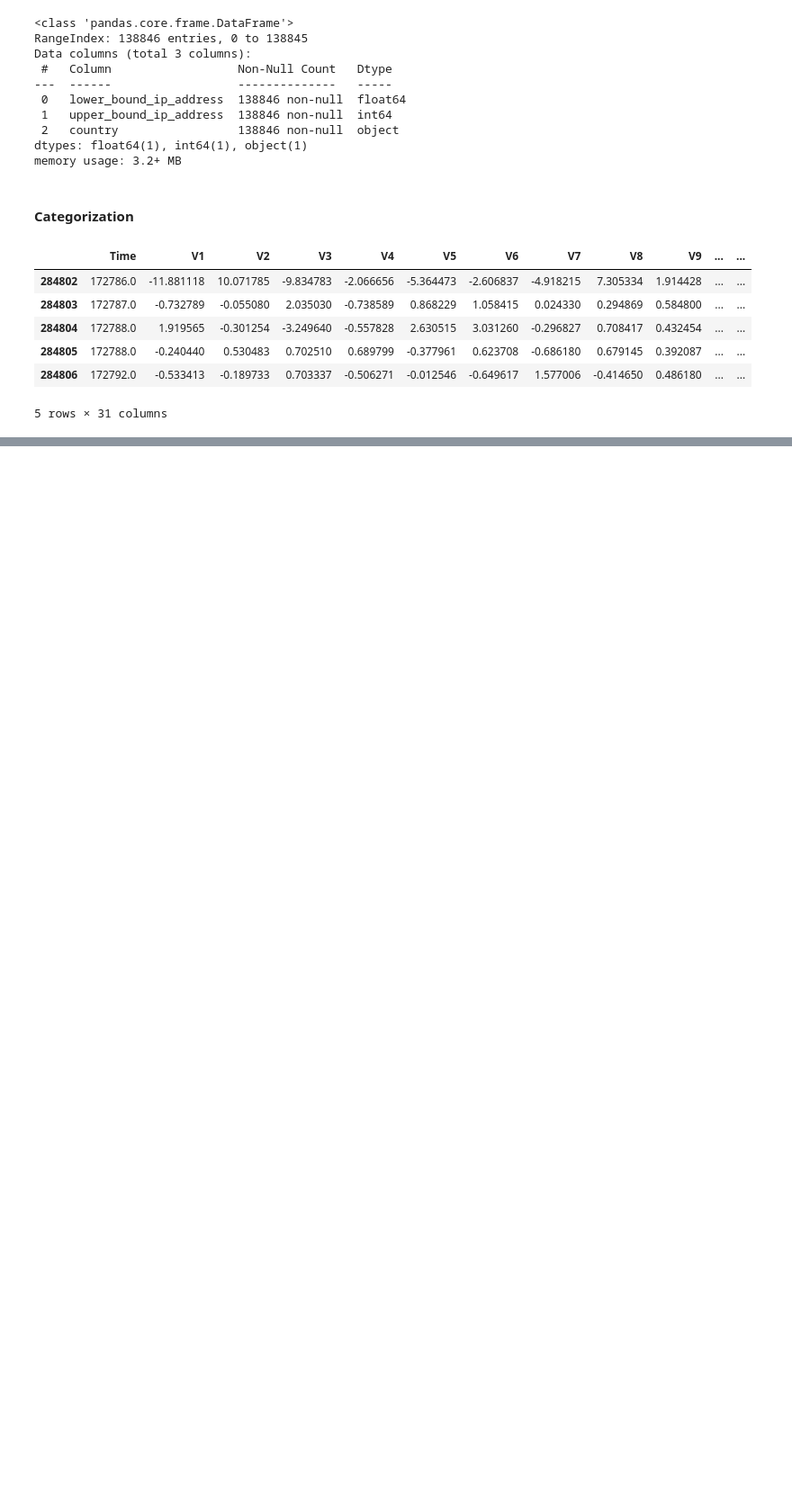
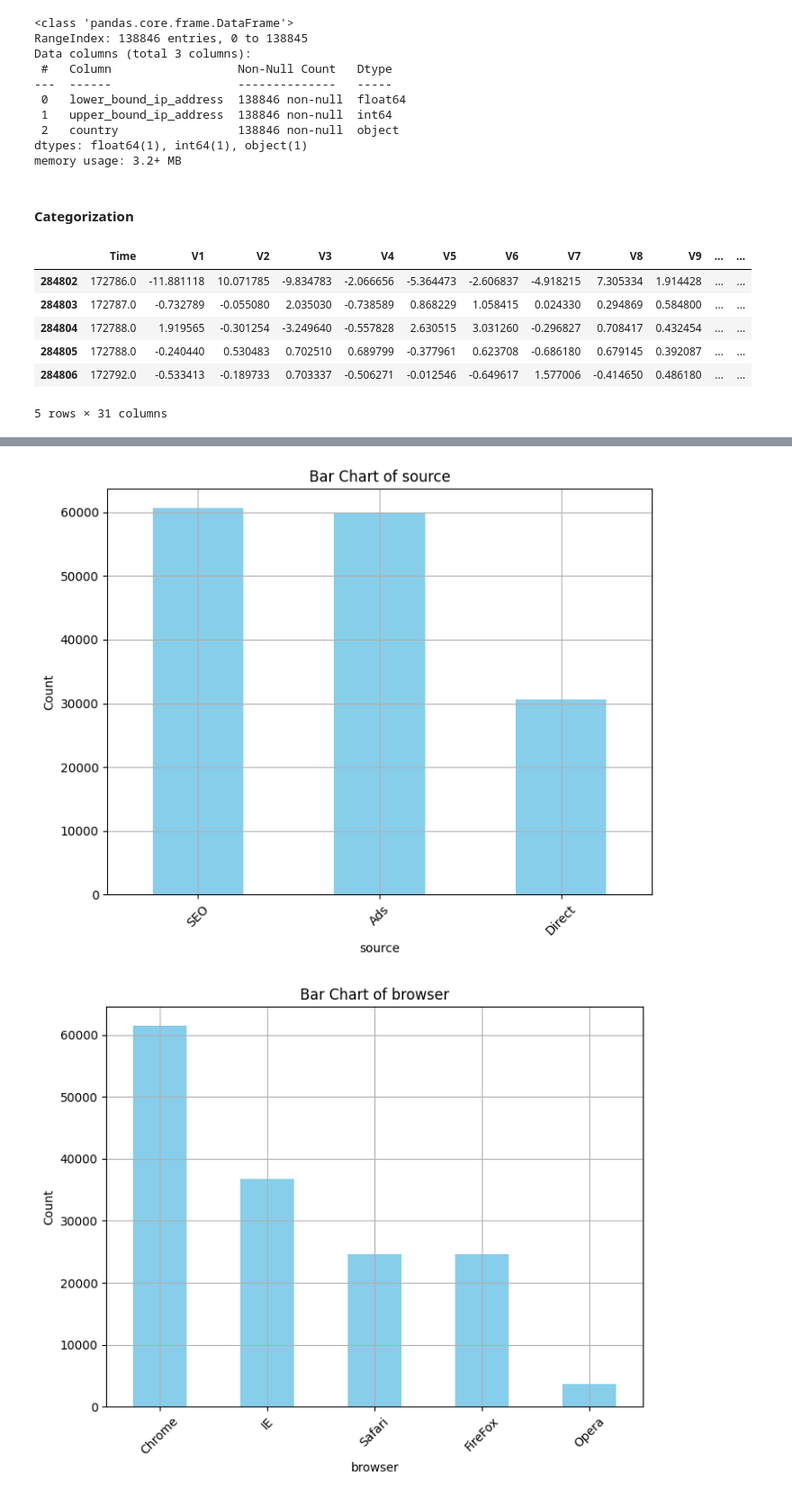
Before and after one commit to abrahamshimelis/fraud-detection, a Jupyter notebook: notebooks/data_analysis_and_preprocessing.ipynb, the cells around one changed output, grey strips where cells are left out. Shown at 90% size. Cells and saved outputs as stored; diff of their text form; code cells hidden in the pictures; blank space fills up the shorter version.

```diff
--- a/notebooks/data_analysis_and_preprocessing.ipynb
+++ b/notebooks/data_analysis_and_preprocessing.ipynb
@@ -201,0 +219,2 @@ df_creditcard_time = df_creditcard[['Time']]
+# %%
+df_fraud_cat = df_fraud[[ 'source', 'browser', 'sex', 'class']]
@@ -201,0 +259,5 @@ df_creditcard_time = df_creditcard[['Time']]
+# %%
+plot_bar_charts(df_fraud_cat)
+# %% [output]
+[figure, added]
+[figure, added]
```
Also changed, not shown: parts of 23 cells of this notebook, 2 other files.
